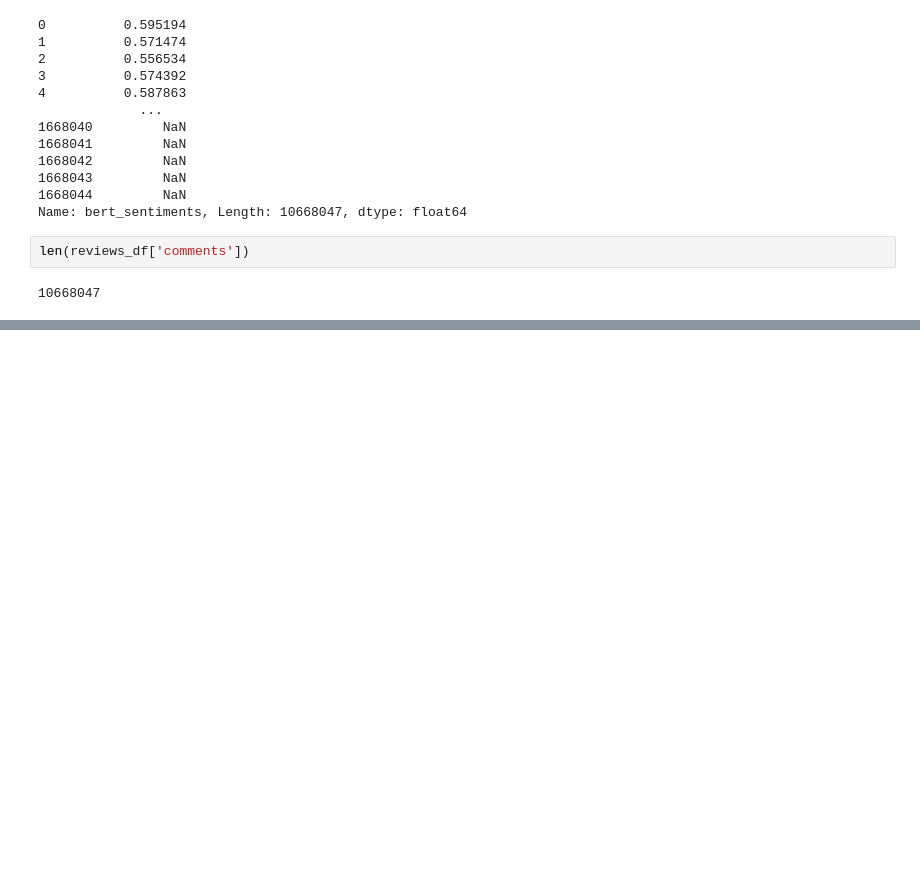
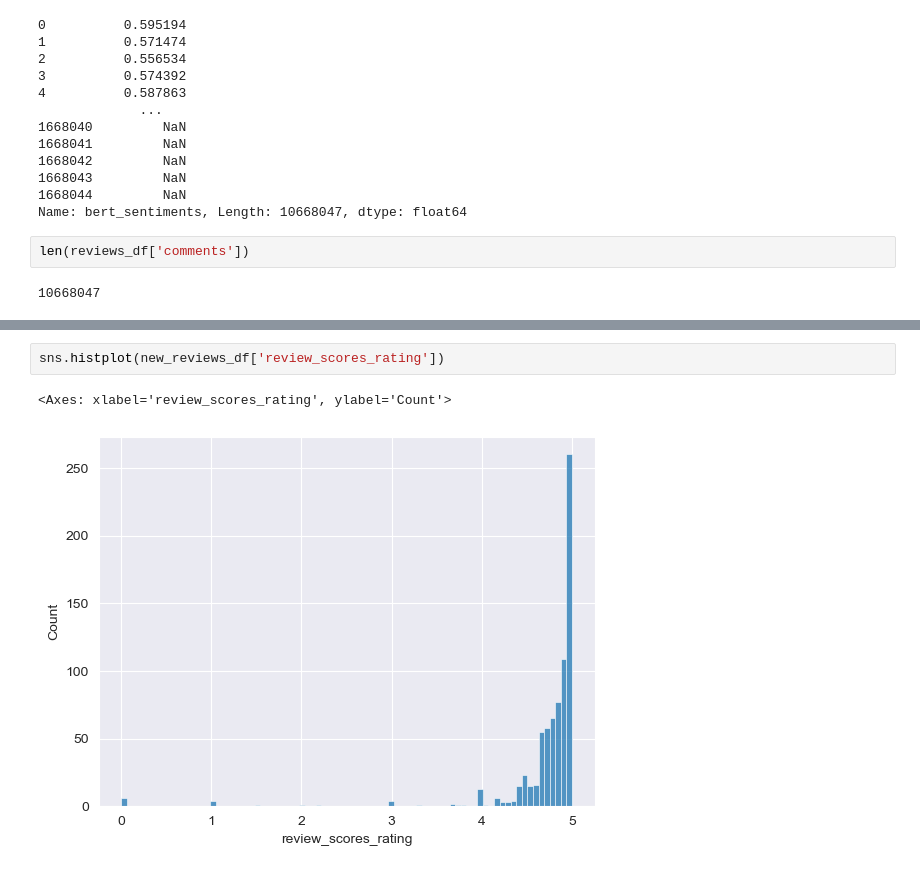
Before and after one commit to Zanderl1987/General, a Jupyter notebook: AirBnB Text Analysis.ipynb, the cells around one changed output, grey strips where cells are left out. Saved outputs shown, nothing was run; the diff lists cells and outputs as text; blank space fills up the shorter version.

```diff
--- a/AirBnB Text Analysis.ipynb
+++ b/AirBnB Text Analysis.ipynb
@@ -239,0 +268,5 @@ len(reviews_df['comments'])
+# %%
+sns.histplot(new_reviews_df['review_scores_rating'])
+# %% [output]
+<Axes: xlabel='review_scores_rating', ylabel='Count'>
+[figure, added]
```
Also changed, not shown: parts of 33 cells of this notebook.
